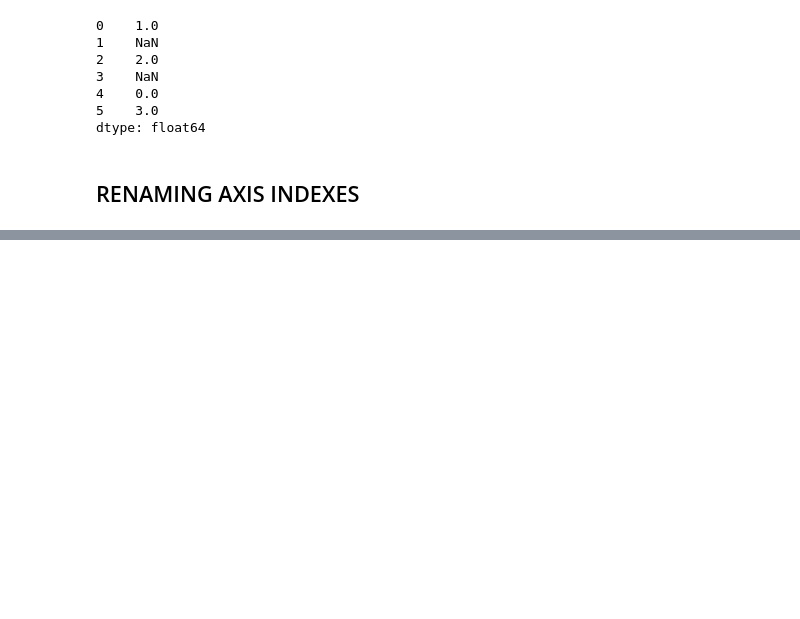
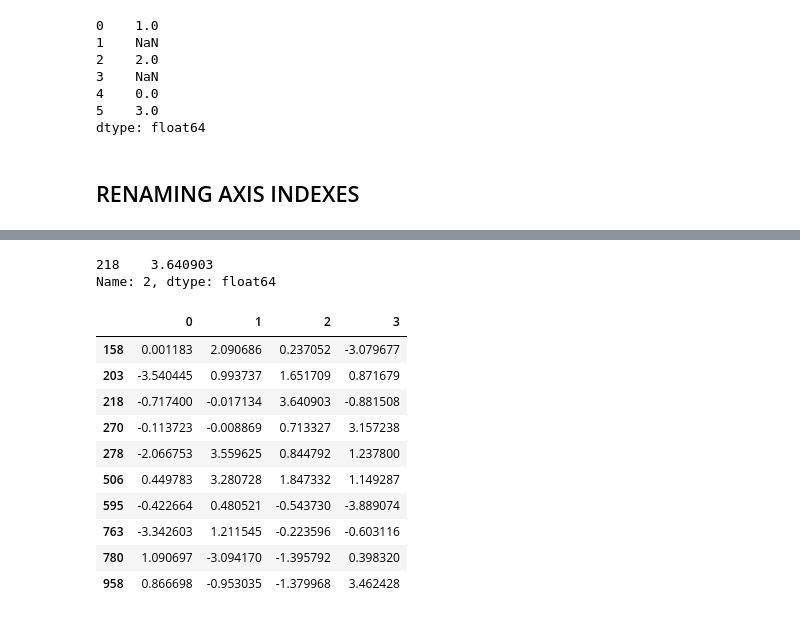
Before and after one commit to ferreiramr/livroPythonForDataAnalysis_WesMcKinney, a Jupyter notebook: chapter07_DataCleaningAndPreparation.ipynb, the cells around one changed output, grey strips where cells are left out. Cells and saved outputs as stored; diff of their text form; code cells hidden in the pictures; blank space fills up the shorter version.

```diff
--- a/chapter07_DataCleaningAndPreparation.ipynb
+++ b/chapter07_DataCleaningAndPreparation.ipynb
@@ -492,0 +625,2 @@ data = pd.DataFrame(np.arange(12).reshape((3, 4)),
+# %%
+data = pd.DataFrame(np.random.randn(1000, 4))
@@ -492,0 +650,19 @@ data = pd.DataFrame(np.arange(12).reshape((3, 4)),
+# %%
+col[np.abs(col) > 3]
+# %% [output]
+218    3.640903
+Name: 2, dtype: float64
+# %%
+data[(np.abs(data) > 3).any(1)]
+# %% [output]
+|  | 0 | 1 | 2 | 3 |
+| 158 | 0.001183 | 2.090686 | 0.237052 | -3.079677 |
+| 203 | -3.540445 | 0.993737 | 1.651709 | 0.871679 |
+| 218 | -0.717400 | -0.017134 | 3.640903 | -0.881508 |
+| 270 | -0.113723 | -0.008869 | 0.713327 | 3.157238 |
+| 278 | -2.066753 | 3.559625 | 0.844792 | 1.237800 |
+| 506 | 0.449783 | 3.280728 | 1.847332 | 1.149287 |
+| 595 | -0.422664 | 0.480521 | -0.543730 | -3.889074 |
+| 763 | -3.342603 | 1.211545 | -0.223596 | -0.603116 |
+| 780 | 1.090697 | -3.094170 | -1.395792 | 0.398320 |
+| 958 | 0.866698 | -0.953035 | -1.379968 | 3.462428 |
```
Also changed, not shown: parts of 74 cells of this notebook.
